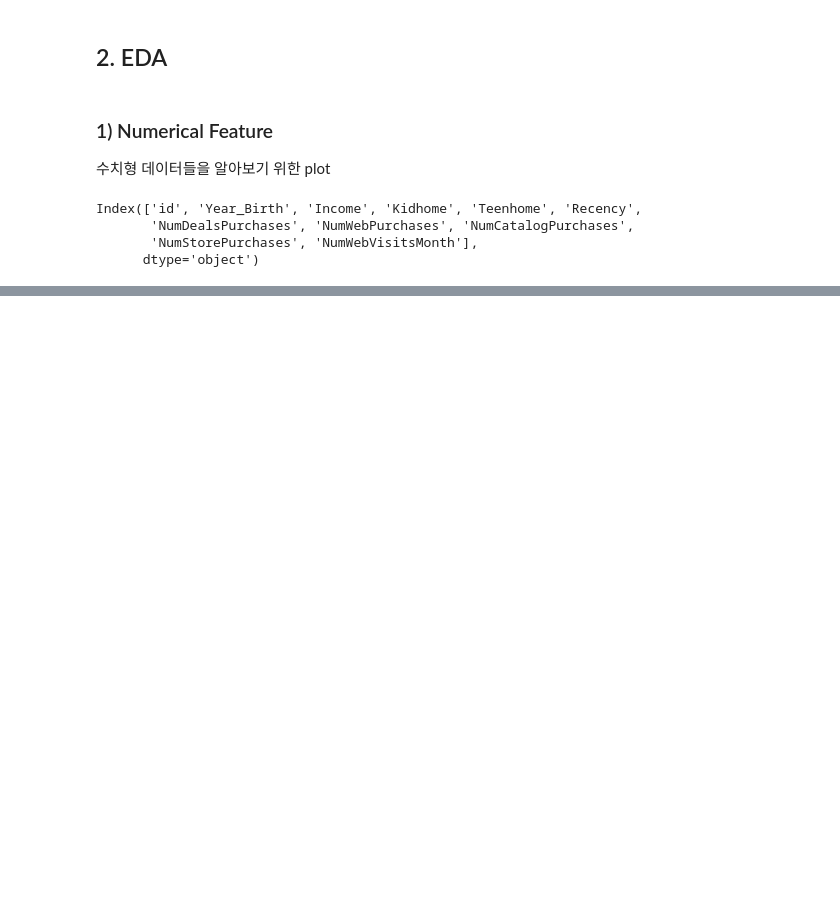
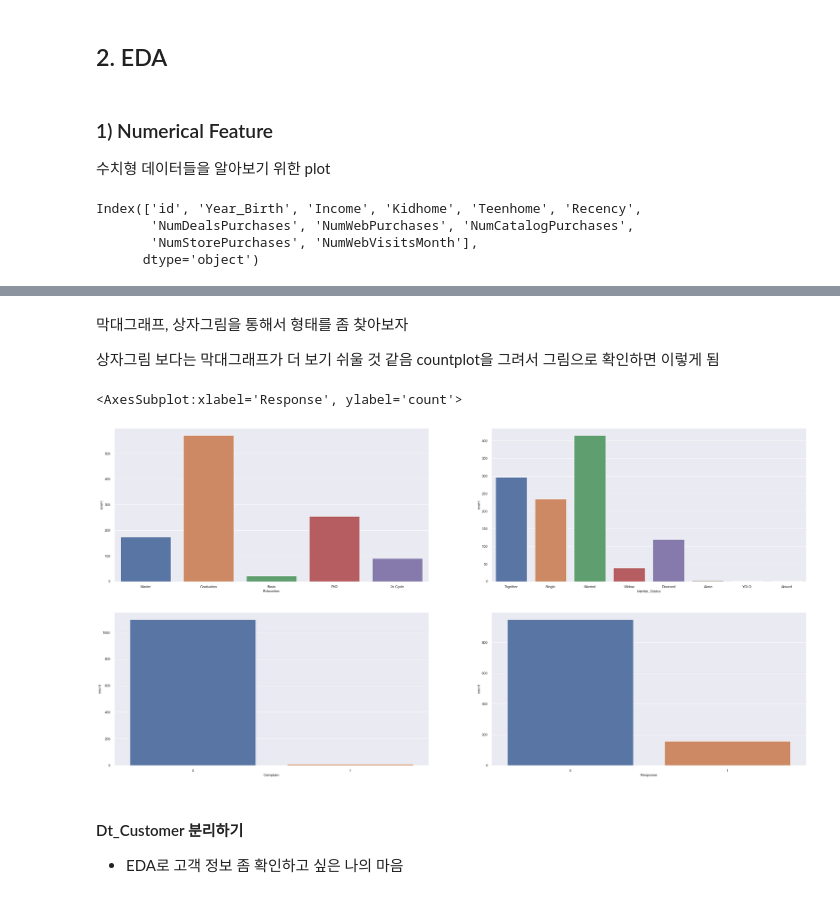
Before and after one commit to GayeonKimm/DS, a Jupyter notebook: 220518 consumption prediction.ipynb, the cells around one changed output, grey strips where cells are left out. Saved outputs shown, nothing was run; the diff lists cells and outputs as text; code cells hidden in the pictures; blank space fills up the shorter version.

```diff
--- a/220518 consumption prediction.ipynb
+++ b/220518 consumption prediction.ipynb
@@ -437,0 +322,21 @@ plt.show()
+# %% [markdown]
+막대그래프, 상자그림을 통해서 형태를 좀 찾아보자
+
+상자그림 보다는 막대그래프가 더 보기 쉬울 것 같음
+countplot을 그려서 그림으로 확인하면 이렇게 됨
+
+<!-- df_train["Education"].value_counts().plot(kind="bar") -->
+# %%
+figure, ((ax1,ax2),(ax3,ax4)) = plt.subplots(nrows = 2, ncols = 2)
+figure.set_size_inches(40,20)
+
+sns.countplot(data=df_train, x = "Education", ax = ax1)
+sns.countplot(data=df_train, x = 'Marital_Status', ax = ax2)
+sns.countplot(data=df_train, x = 'Complain',ax = ax3)
+sns.countplot(data=df_train, x = 'Response',ax = ax4)
+# %% [output]
+<AxesSubplot:xlabel='Response', ylabel='count'>
+[figure, added]
+# %% [markdown]
+#### Dt_Customer 분리하기
+- EDA로 고객 정보 좀 확인하고 싶은 나의 마음
```
Also changed, not shown: parts of 96 cells of this notebook, 1 other file.
